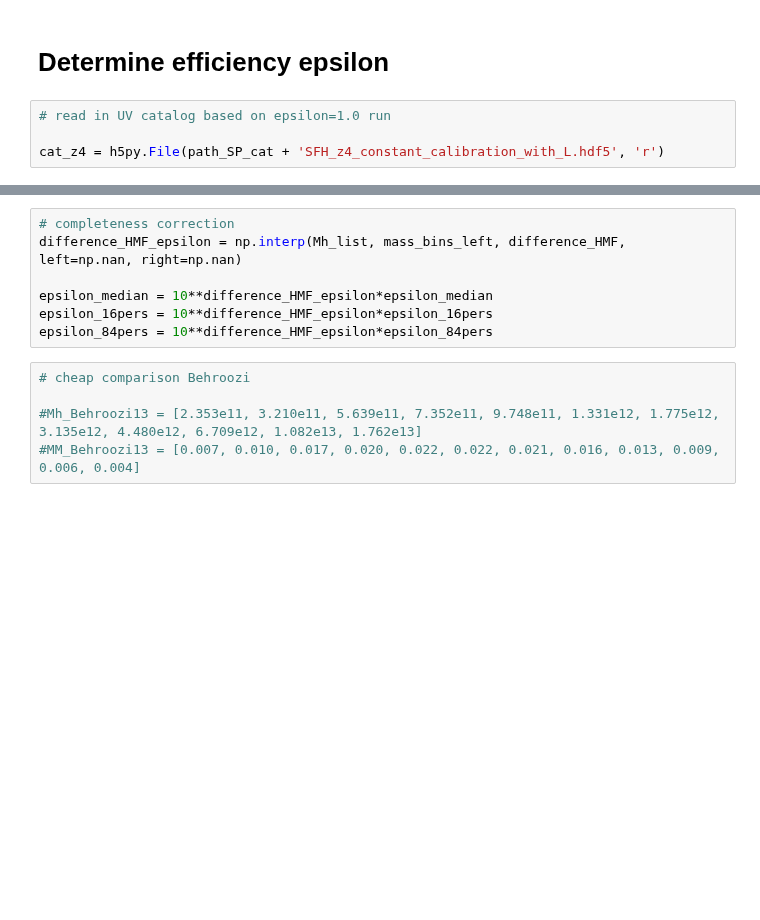
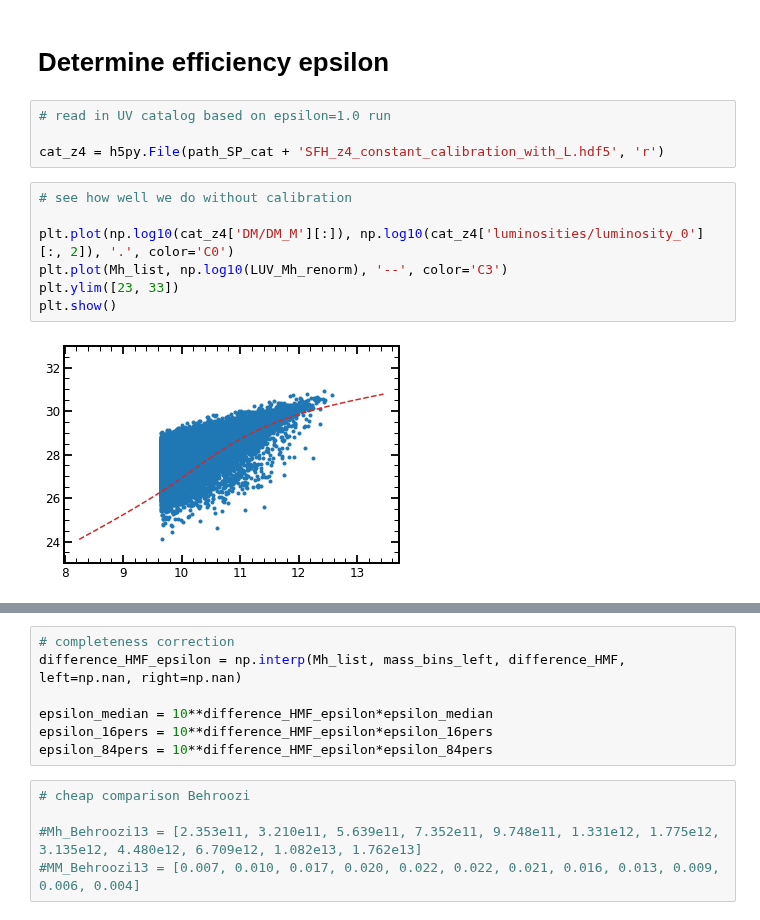
Before and after one commit to stacchella/halo_model, a Jupyter notebook: scripts/Calibration.ipynb, the cells around one changed output, grey strips where cells are left out. Cells and saved outputs as stored; diff of their text form; blank space fills up the shorter version.

```diff
--- a/scripts/Calibration.ipynb
+++ b/scripts/Calibration.ipynb
@@ -270,6 +315,15 @@ print LUV_Mh2
 # read in UV catalog based on epsilon=1.0 run
 
 cat_z4 = h5py.File(path_SP_cat + 'SFH_z4_constant_calibration_with_L.hdf5', 'r')
+# %%
+# see how well we do without calibration
+
+plt.plot(np.log10(cat_z4['DM/DM_M'][:]), np.log10(cat_z4['luminosities/luminosity_0'][:, 2]), '.', color='C0')
+plt.plot(Mh_list, np.log10(LUV_Mh_renorm), '--', color='C3')
+plt.ylim([23, 33])
+plt.show()
+# %% [output]
+[figure, added]
 # %%
 # determine epsilon: for a given Mh, you should get LUV (as given by LUV_Mh)
 
```
Also changed, not shown: parts of 10 cells of this notebook, 11 other files.
